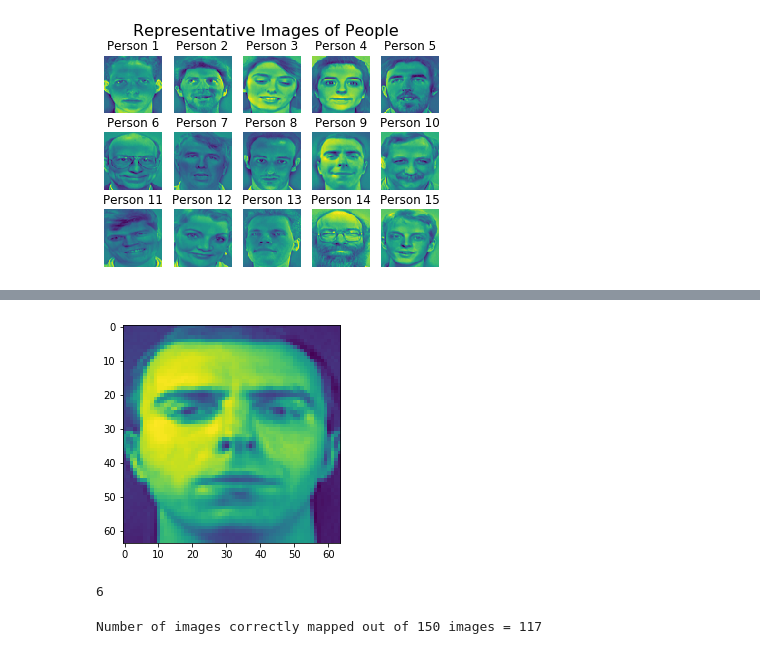
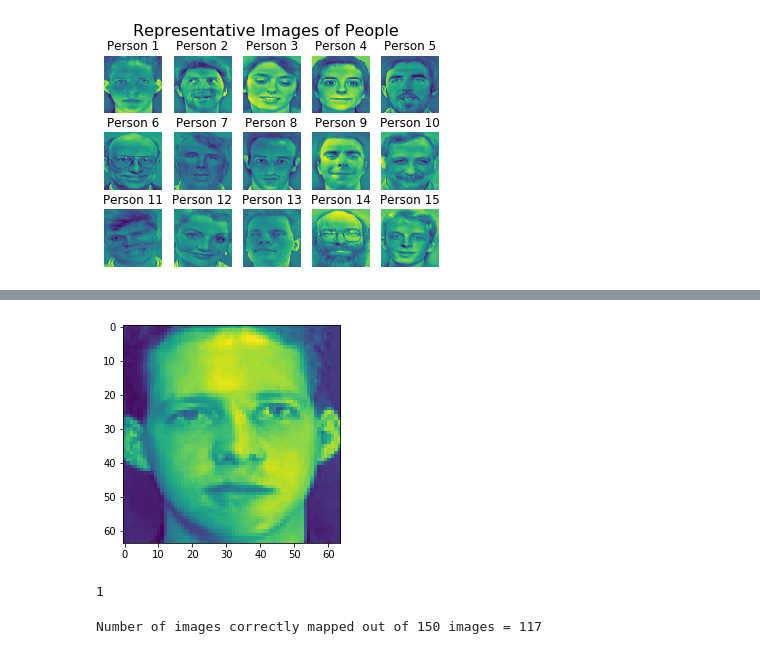
Before and after one commit to Kamesh-K/CH5019-Project, a Jupyter notebook: Question_1/Question_1_AllImages.ipynb, the cells around one changed output, grey strips where cells are left out. Drawn from its saved outputs; the diff is of its cells as text; code cells hidden in the pictures.

```diff
--- a/Question_1/Question_1_AllImages.ipynb
+++ b/Question_1/Question_1_AllImages.ipynb
@@ -115,12 +112,12 @@ array([ 1,  6,  1,  6,  6,  1,  1,  1,  6,  6,  2,  2,  2,  2,  2,  2,  2,
 # %%
-show_fig(F[:,84])
+show_fig(F[:,7])
 # %% [output]
-[figure, old version]
+[figure, new version]
 # %%
-test_image = (F[:,1])
+test_image = (F[:,7])
 #show_fig(test_image)
 test_image = np.reshape(test_image,(d1*d2))
-test_x = np.dot(U_selected,test_image-F_average)
+test_x = np.dot(U_basis,test_image-F_average)
 err_arr = []
 for people in range(total_people):
     error = np.linalg.norm(test_x-X[:,people])
@@ -128,7 +125,7 @@ for people in range(total_people):
 Identity = err_arr.index(min(err_arr)) + 1
 print(Identity)
 # %% [output]
-6
+1
 # %%
 Result = np.zeros((total_people, batch_size))
 for people in range(total_people):
```
Also changed, not shown: parts of 13 cells of this notebook.
